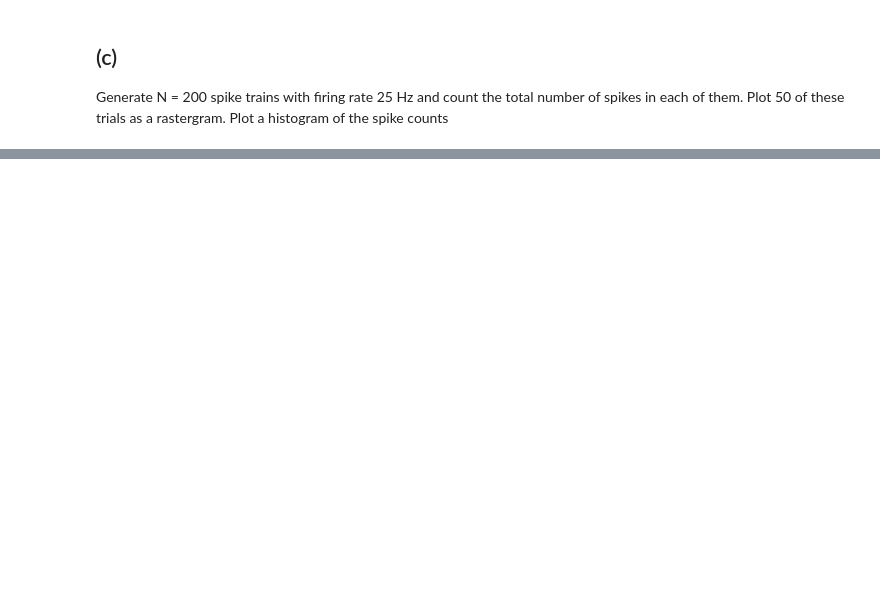
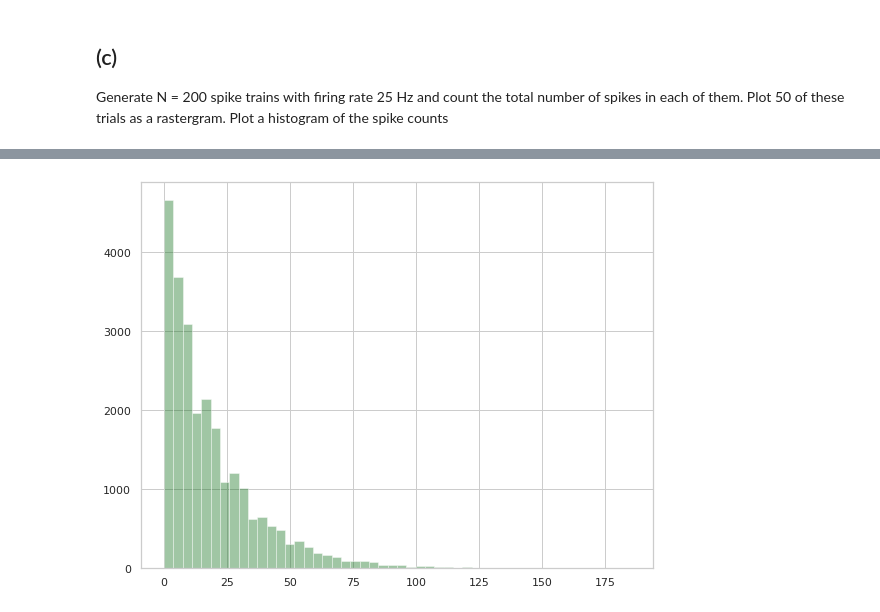
Before and after one commit to Nicobruno92/MOD201-Computational-Neuroscience, a Jupyter notebook: Problem 3/Problem set 3 - Problem 1.ipynb, the cells around one changed output, grey strips where cells are left out. Cells and saved outputs as stored; diff of their text form; code cells hidden in the pictures; blank space fills up the shorter version.

```diff
--- a/Problem 3/Problem set 3 - Problem 1.ipynb
+++ b/Problem 3/Problem set 3 - Problem 1.ipynb
@@ -105,0 +120,15 @@ plt.show()
+# %%
+intervals = []
+count = 0
+for i in spk_trains:
+  for j in i:
+    if j == 0:
+      count +=1
+    else:
+      intervals.append(count)
+      count = 0
+# %%
+sns.distplot(intervals, 50, kde= False, color = 'g')
+plt.show()
+# %% [output]
+[figure, added]
```
Also changed, not shown: parts of 10 cells of this notebook.
